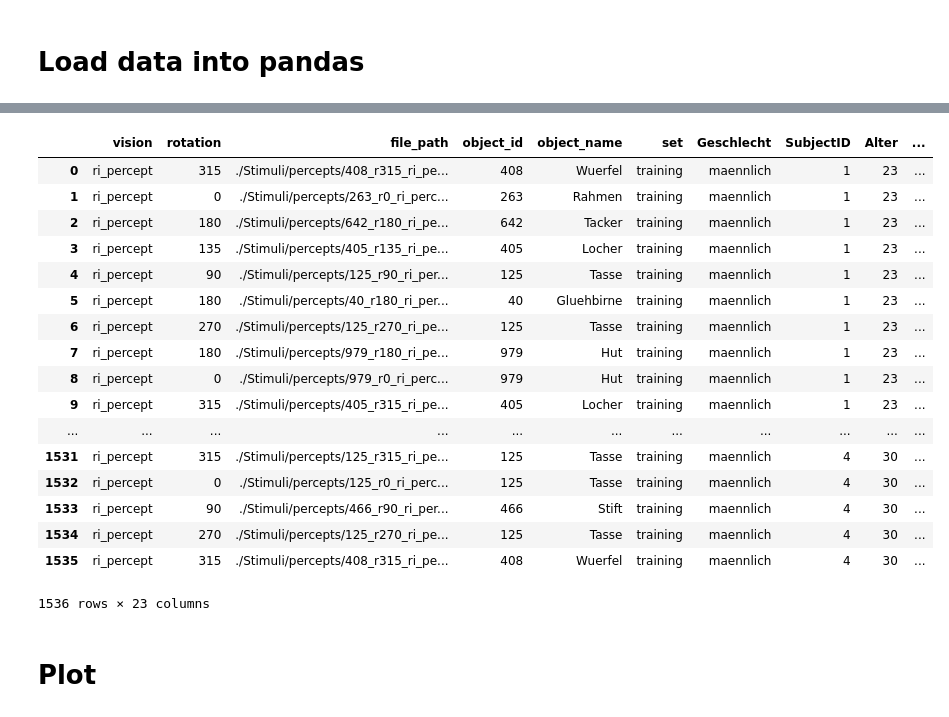
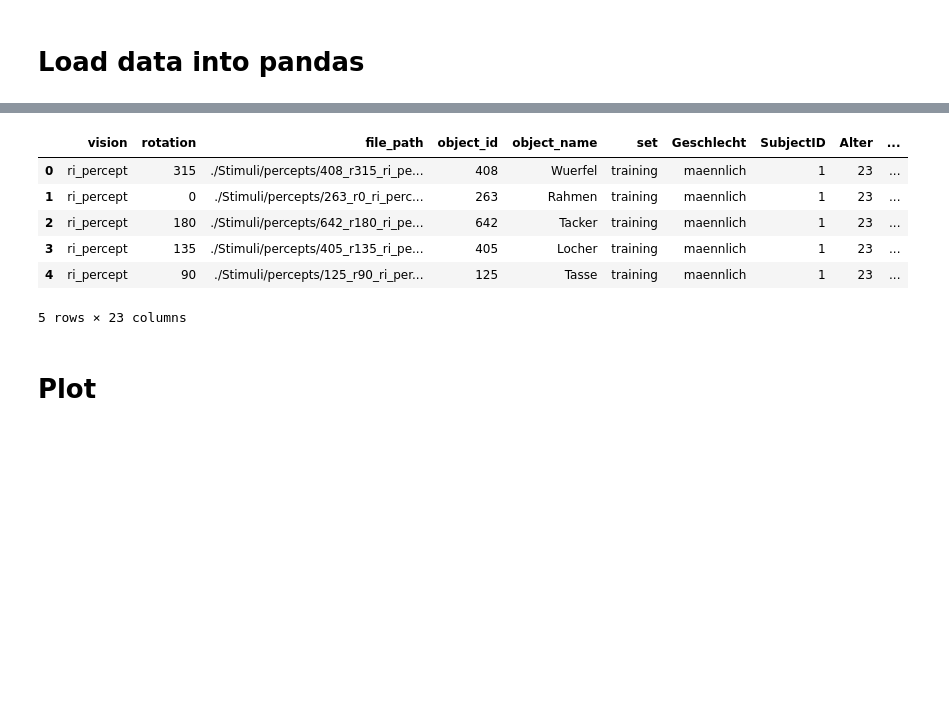
Before and after one commit to oliver-contier/ri_hmax, a Jupyter notebook: experiments/RI_objects_RSA/analysis/plot_behav_data.ipynb, the cells around one changed output, grey strips where cells are left out. Saved outputs shown, nothing was run; the diff lists cells and outputs as text; code cells hidden in the pictures; blank space fills up the shorter version.

```diff
--- a/experiments/RI_objects_RSA/analysis/plot_behav_data.ipynb
+++ b/experiments/RI_objects_RSA/analysis/plot_behav_data.ipynb
@@ -31,7 +31,7 @@ behav_data
  '../behav_data/sub03_block3_behav.csv']
 # %%
 # create a single df from all csv files
-n_subs = 4
+n_subs = 17
 n_blocks = 6
 
 dfs = []
@@ -50,26 +50,15 @@ assert len(df) == n_subs * n_blocks * 64
 # manage data types of some columnes
 df['acc'] = df.accuracy.astype('float')
 # %%
-df
+df.head()
 # %% [output]
 |  | vision | rotation | file_path | object_id | object_name | set | Geschlecht | SubjectID | Alter | ... |
 | 0 | ri_percept | 315 | ./Stimuli/percepts/408_r315_ri_pe... | 408 | Wuerfel | training | maennlich | 1 | 23 | ... |
 | 1 | ri_percept | 0 | ./Stimuli/percepts/263_r0_ri_perc... | 263 | Rahmen | training | maennlich | 1 | 23 | ... |
 | 2 | ri_percept | 180 | ./Stimuli/percepts/642_r180_ri_pe... | 642 | Tacker | training | maennlich | 1 | 23 | ... |
 | 3 | ri_percept | 135 | ./Stimuli/percepts/405_r135_ri_pe... | 405 | Locher | training | maennlich | 1 | 23 | ... |
 | 4 | ri_percept | 90 | ./Stimuli/percepts/125_r90_ri_per... | 125 | Tasse | training | maennlich | 1 | 23 | ... |
-| 5 | ri_percept | 180 | ./Stimuli/percepts/40_r180_ri_per... | 40 | Gluehbirne | training | maennlich | 1 | 23 | ... |
-| 6 | ri_percept | 270 | ./Stimuli/percepts/125_r270_ri_pe... | 125 | Tasse | training | maennlich | 1 | 23 | ... |
-| 7 | ri_percept | 180 | ./Stimuli/percepts/979_r180_ri_pe... | 979 | Hut | training | maennlich | 1 | 23 | ... |
-| 8 | ri_percept | 0 | ./Stimuli/percepts/979_r0_ri_perc... | 979 | Hut | training | maennlich | 1 | 23 | ... |
-| 9 | ri_percept | 315 | ./Stimuli/percepts/405_r315_ri_pe... | 405 | Locher | training | maennlich | 1 | 23 | ... |
-| ... | ... | ... | ... | ... | ... | ... | ... | ... | ... | ... |
-| 1531 | ri_percept | 315 | ./Stimuli/percepts/125_r315_ri_pe... | 125 | Tasse | training | maennlich | 4 | 30 | ... |
-| 1532 | ri_percept | 0 | ./Stimuli/percepts/125_r0_ri_perc... | 125 | Tasse | training | maennlich | 4 | 30 | ... |
-| 1533 | ri_percept | 90 | ./Stimuli/percepts/466_r90_ri_per... | 466 | Stift | training | maennlich | 4 | 30 | ... |
-| 1534 | ri_percept | 270 | ./Stimuli/percepts/125_r270_ri_pe... | 125 | Tasse | training | maennlich | 4 | 30 | ... |
-| 1535 | ri_percept | 315 | ./Stimuli/percepts/408_r315_ri_pe... | 408 | Wuerfel | training | maennlich | 4 | 30 | ... |
-1536 rows × 23 columns
+5 rows × 23 columns
 # %% [markdown]
 # Plot
 # %%
```
Also changed, not shown: parts of 3 cells of this notebook.
